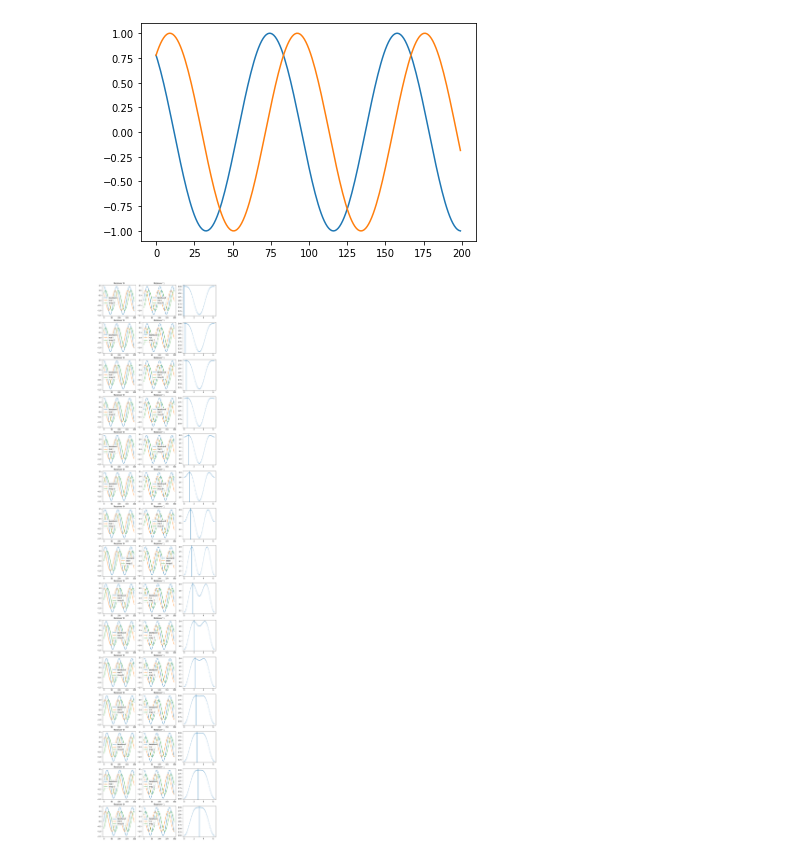
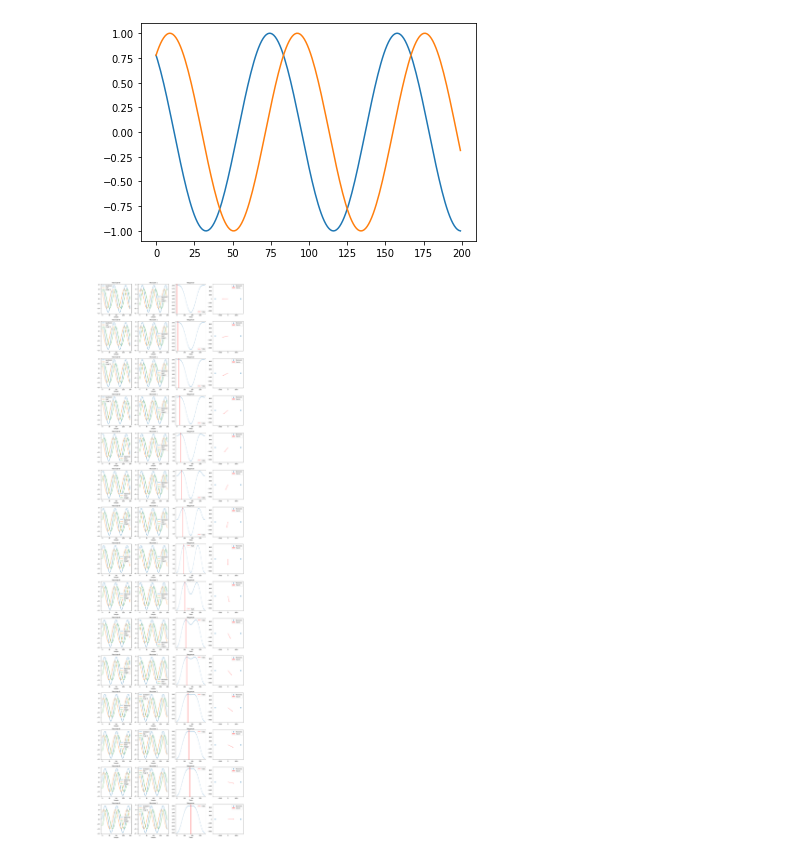
Before and after one commit to mfkiwl/spf, a Jupyter notebook: 02_beamformer.ipynb, the cells around one changed output. Cells and saved outputs as stored; diff of their text form; code cells hidden in the pictures.

```diff
--- a/02_beamformer.ipynb
+++ b/02_beamformer.ipynb
@@ -66,41 +66,71 @@ def beamformer(detector,signal_matrix,carrier_frequency):
       steering_vector[receiver_index]=np.cos(-arg)+np.sin(-arg)*1j
     steer_dot_signal[theta_index]=np.absolute(np.matmul(steering_vector,signal_matrix)).mean()
   return thetas,steer_dot_signal
+# %%
+def plot_space(ax,d):
+  #fig,ax=plt.subplots(1,1,figsize=(4,4))
+  receiver_pos=np.vstack(
+      [ receiver.pos for receiver in d.receivers ]
+                )
+  _max=receiver_pos.max()
+  _min=receiver_pos.min()
+  buffer=max(3,int((_max-_min)*0.1))
+  _max+=buffer
+  _min-=buffer
+
+  center_mass=receiver_pos.mean(axis=0)
+
+  source_vectors=[ (source.pos-center_mass)/np.linalg.norm(source.pos-center_mass) for source in d.sources ]
+
+  ax.set_xlim([_min,_max])
+  ax.set_ylim([_min,_max])
+
+  ax.scatter(receiver_pos[:,0],receiver_pos[:,1],label="Receivers")
+  for source_vector in source_vectors:
+    ax.quiver(center_mass[0], center_mass[1],
+              -source_vector[0], -source_vector[1], scale=5, alpha=0.5,color='red',label="Source")
+  ax.legend()
 # %%
-def iq_to_real(i,q):
-  return np.cos(i)+np.sin()
 
 n=15
-fig,axs=plt.subplots(n,3,figsize=(4*3,4*n))
+fig,axs=plt.subplots(n,4,figsize=(4*4,4*n))
 
 for theta_idx,theta in enumerate(np.linspace(0,np.pi,n)):
   d=Detector(1e6) # 1Mhz sampling
   sin_source_frequency=12e3 # 10khz signal
   wavelength=c/sin_source_frequency
 
   d.add_source(SinSource([
       wavelength*100000*np.cos(theta),
       wavelength*100000*np.sin(theta)],
       sin_source_frequency,0))
 
   d.add_receiver(Receiver([wavelength/8,0]))
   d.add_receiver(Receiver([-wavelength/8,0]))
 
   z=d.get_signal_matrix(0,200/1e6)
 
 
   beam_thetas,beam_sds=beamformer(d,z,sin_source_frequency)
 
   #lets plot the raw signal
   for idx in range(z.shape[0]):
     axs[theta_idx][idx].plot(z[idx].real+z[idx].imag,label='baseband')
     axs[theta_idx][idx].plot(z[idx].real,label='real I')
     axs[theta_idx][idx].plot(z[idx].imag,label='imag Q')
     axs[theta_idx][idx].legend()
     axs[theta_idx][idx].set_title("Receiver %d" % idx)
+    axs[theta_idx][idx].set_xlabel("Sample")
 
-  axs[theta_idx][z.shape[0]].plot(beam_thetas,beam_sds,alpha=0.1)
-  axs[theta_idx][z.shape[0]].scatter(beam_thetas,beam_sds,s=0.5)
-  axs[theta_idx][z.shape[0]].axvline(x=theta)
+  beam_degrees=360*beam_thetas/(np.pi*2)
+  axs[theta_idx][z.shape[0]].plot(beam_degrees,beam_sds,alpha=0.1)
+  axs[theta_idx][z.shape[0]].scatter(beam_degrees,beam_sds,s=0.5)
+  axs[theta_idx][z.shape[0]].axvline(x=360*theta/(2*np.pi),label="Truth",color='red')
+  axs[theta_idx][z.shape[0]].set_title("Response")
+  axs[theta_idx][z.shape[0]].set_xlabel("Theta")
+  axs[theta_idx][z.shape[0]].legend()
+
+  plot_space(axs[theta_idx][z.shape[0]+1],d)
+fig.tight_layout()
 # %% [output]
-[figure, old version]
+[figure, new version]
```
Also changed, not shown: parts of 2 cells of this notebook.
